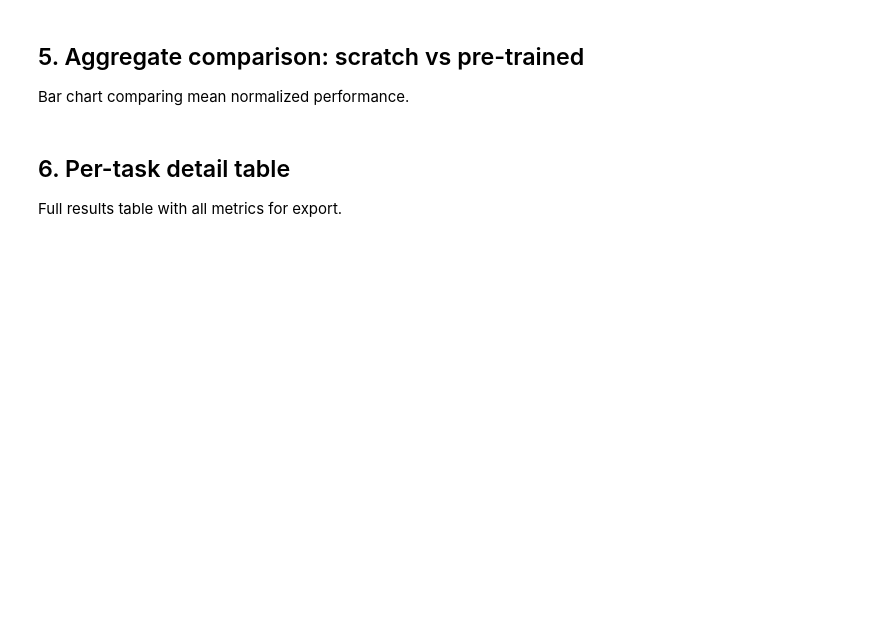
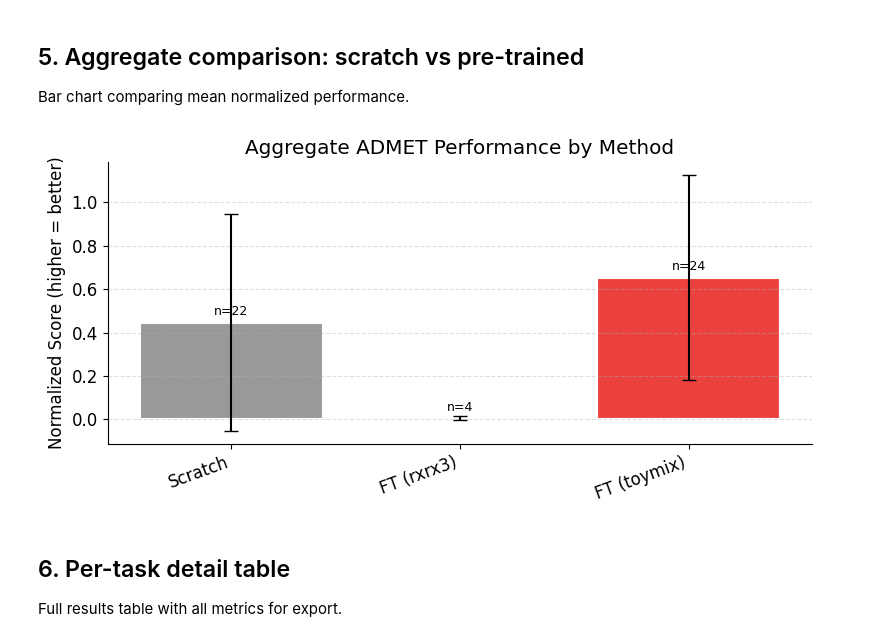
Before and after one commit to seonghyun26/graphium, a Jupyter notebook: notebooks/00_results_dashboard.ipynb, the cells around one changed output. Cells and saved outputs as stored; diff of their text form; code cells hidden in the pictures; blank space fills up the shorter version.

```diff
--- a/notebooks/00_results_dashboard.ipynb
+++ b/notebooks/00_results_dashboard.ipynb
@@ -128,20 +229,0 @@ else:
-# %%
-if len(admet_df) > 0 and admet_df['primary_metric'].notna().any():
-    # Normalize metrics for heatmap (higher = better for all)
-    pivot_norm = pivot.copy()
-    for task in pivot_norm.index:
-        direction = TASK_METRICS.get(task, (None, 'higher'))[1]
-        if direction == 'lower':
-            # Invert so higher = better
-            pivot_norm.loc[task] = -pivot_norm.loc[task]
-
-    fig, ax = plt.subplots(figsize=(max(8, len(pivot.columns)*2), max(6, len(pivot.index)*0.4)))
-    sns.heatmap(
-        pivot.round(3), annot=True, fmt='.3f', cmap='RdYlGn',
-        linewidths=0.5, ax=ax, center=pivot.median().median()
-    )
-    ax.set_title('ADMET Performance by Pre-training Dataset Type')
-    ax.set_ylabel('ADMET Task')
-    ax.set_xlabel('Pre-training Dataset')
-    plt.tight_layout()
-    plt.show()
@@ -208,47 +360,57 @@ else:
 Bar chart comparing mean normalized performance.
 # %%
 if len(admet_df) > 0 and admet_df['primary_metric'].notna().any():
-    # Compute normalized scores (rank within each task, then average)
-    def normalize_within_task(group):
-        direction = TASK_METRICS.get(group.name, (None, 'higher'))[1]
-        vals = group['primary_metric']
+    admet_df = admet_df.copy()
+
+    # Normalize within each task: map metric to [0, 1] where 1 = best
+    scores = []
+    for task, group in admet_df.groupby('task'):
+        direction = TASK_METRICS.get(task, (None, 'higher'))[1]
+        vals = group['primary_metric'].astype(float)
         if direction == 'lower':
             vals = -vals
         vmin, vmax = vals.min(), vals.max()
         if vmax == vmin:
-            return pd.Series(0.5, index=group.index)
-        return (vals - vmin) / (vmax - vmin)
+            norm = pd.Series(0.5, index=group.index)
+        else:
+            norm = (vals - vmin) / (vmax - vmin)
+        scores.append(norm)
+    admet_df['normalized_score'] = pd.concat(scores).astype(float)
 
-    admet_df = admet_df.copy()
-    admet_df['normalized_score'] = admet_df.groupby('task', group_keys=False).apply(
-        normalize_within_task
-    )
+    agg = admet_df.groupby('method')['normalized_score'].agg(['mean', 'std', 'count'])
+    # Order: Scratch first, then FT variants alphabetically
+    order = ['Scratch'] + sorted([c for c in agg.index if c.startswith('FT')])
+    order += [c for c in agg.index if c not in order]
+    agg = agg.loc[[c for c in order if c in agg.index]]
 
-    agg = admet_df.groupby('pretrain_type')['normalized_score'].agg(['mean', 'std', 'count'])
-    order = [c for c in ['scratch', 'toymix', 'largemix', 'rxrx3', 'largemix_rxrx3'] if c in agg.index]
-    agg = agg.loc[order]
+    fig, ax = plt.subplots(figsize=(max(8, len(agg)*1.5), 4))
+    palette = {'Scratch': '#999999'}
+    ft_colors = ['#466eff', '#64B478', '#EB423D', '#FF883D', '#9B59B6']
+    for i, m in enumerate(agg.index):
+        if m not in palette:
+            palette[m] = ft_colors[i % len(ft_colors)]
+    colors = [palette.get(m, '#466eff') for m in agg.index]
 
-    fig, ax = plt.subplots(figsize=(8, 4))
-    colors = ['#999999', '#466eff', '#64B478', '#EB423D', '#FF883D']
     bars = ax.bar(range(len(agg)), agg['mean'], yerr=agg['std'],
-                  color=colors[:len(agg)], capsize=5, edgecolor='white', linewidth=1.5)
+                  color=colors, capsize=5, edgecolor='white', linewidth=1.5)
     ax.set_xticks(range(len(agg)))
-    ax.set_xticklabels(agg.index, rotation=15)
+    ax.set_xticklabels(agg.index, rotation=20, ha='right')
     ax.set_ylabel('Normalized Score (higher = better)')
-    ax.set_title('Aggregate ADMET Performance by Pre-training Dataset')
+    ax.set_title('Aggregate ADMET Performance by Method')
     ax.spines['top'].set_visible(False)
     ax.spines['right'].set_visible(False)
     ax.grid(True, axis='y', ls='--', alpha=0.4)
 
-    # Add count labels
     for i, (bar, count) in enumerate(zip(bars, agg['count'])):
         ax.text(bar.get_x() + bar.get_width()/2, bar.get_height() + 0.02,
                 f'n={int(count)}', ha='center', va='bottom', fontsize=9)
 
     plt.tight_layout()
     plt.show()
 else:
     print("No ADMET results to aggregate.")
+# %% [output]
+[figure, added]
 # %% [markdown]
 ## 6. Per-task detail table
 
```
Also changed, not shown: parts of 9 cells of this notebook, 28 other files.
